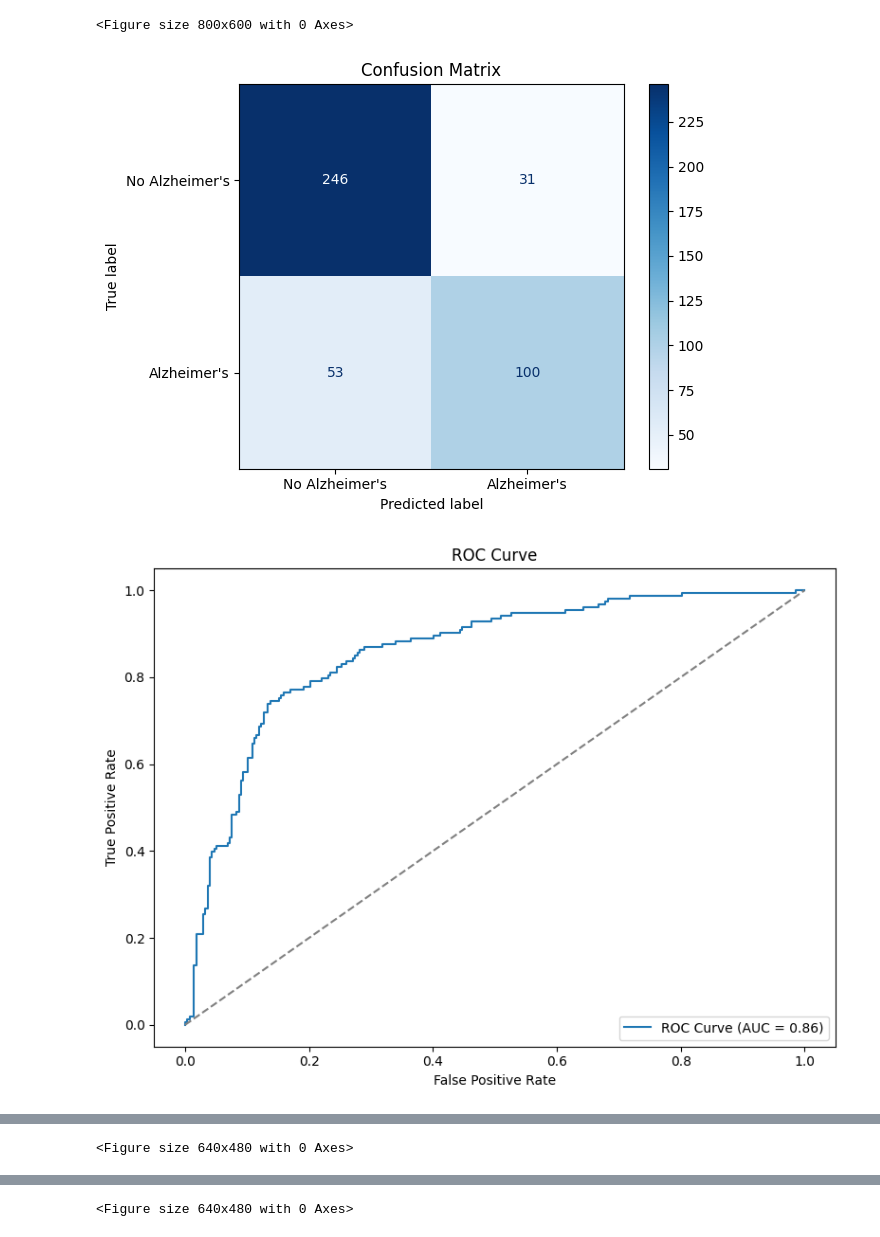
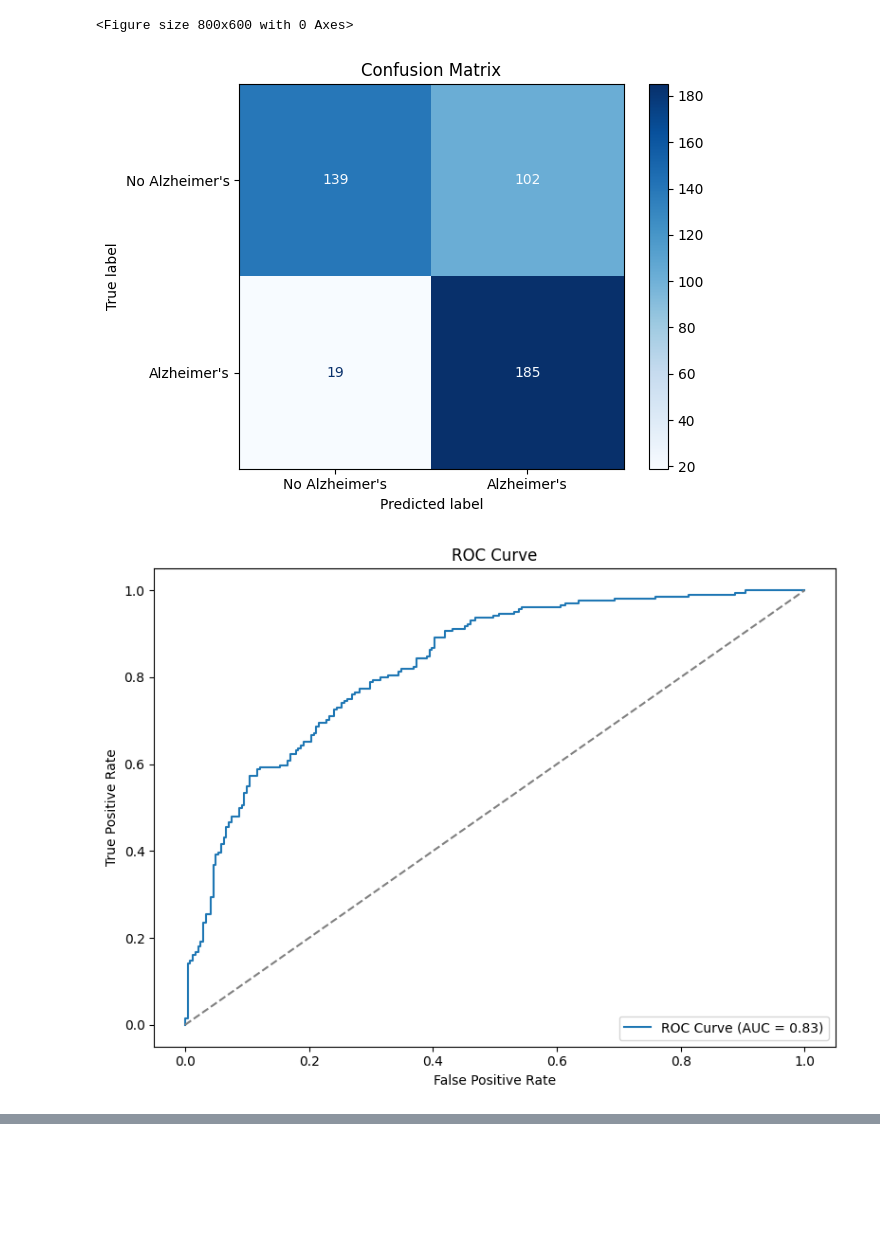
Before and after one commit to krishConqueror0609/Tinkers, a Jupyter notebook: Tabnet.ipynb, the cells around one changed output, grey strips where cells are left out. Drawn from its saved outputs; the diff is of its cells as text; code cells hidden in the pictures; blank space fills up the shorter version.

```diff
--- a/Tabnet.ipynb
+++ b/Tabnet.ipynb
@@ -14,12 +14,12 @@ import shap
 from pytorch_tabnet.tab_model import TabNetClassifier
 
 # Load the preprocessed dataset
-file_path = 'processed_alzheimers.csv'  # Replace with your file path
-data = pd.read_csv("/content/processed_alzehaimers.csv")
+  # Replace with your file path
+data = pd.read_csv("/content/preprocessed_corrected_dataset.csv")
 
 # Split the dataset
-X = data.drop(columns=['Diagnosis_1'])  # Features
-y = data['Diagnosis_1']  # Target
+X = data.drop(columns=['Diagnosis'])  # Features
+y = data['Diagnosis']  # Target
 
 # Standardize the features
 scaler = StandardScaler()
@@ -180,3 +180,3 @@ No Alzheimer's       0.82      0.89      0.85       277
 <Figure size 800x600 with 0 Axes>
-[figure, old version]
+[figure, new version]
-[figure, old version]
+[figure, new version]
@@ -185 +183,0 @@ No Alzheimer's       0.82      0.89      0.85       277
-<Figure size 640x480 with 0 Axes>
@@ -187 +183,0 @@ No Alzheimer's       0.82      0.89      0.85       277
-<Figure size 640x480 with 0 Axes>
```
Also changed, not shown: parts of 1 cell of this notebook.
